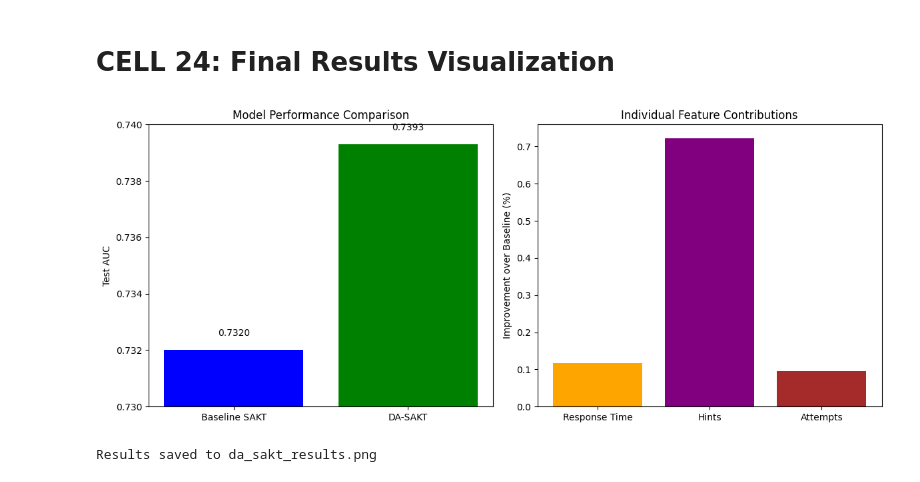
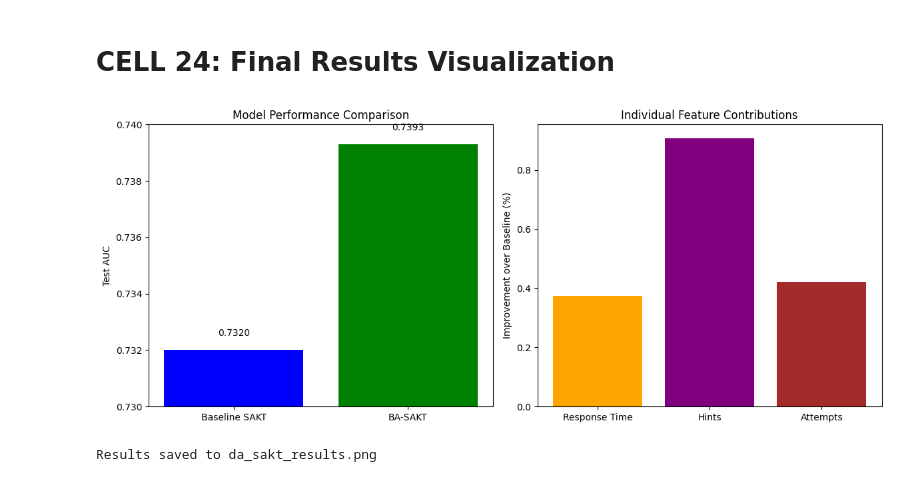
Before and after one commit to AmurdAmzer/MSCS_Thesis_Implementation_Codes, a Jupyter notebook: SAKTPaperImplementation.ipynb, the cells around one changed output. Cells and saved outputs as stored; diff of their text form; code cells hidden in the pictures.

```diff
--- a/SAKTPaperImplementation.ipynb
+++ b/SAKTPaperImplementation.ipynb
@@ -1446,7 +1444,7 @@ overlap_time: 0.0% missing
 # CELL 18: Enhanced Data Preprocessing (3 Features Only)
 
 def create_enhanced_sequences(df_clean, skill_to_idx, num_skills):
-    """Create sequences with 3 difficulty features (no scaffold)"""
+    """Create sequences with 3 Behavioral features (no scaffold)"""
     sequences = []
 
     for user_id, user_data in df_clean.groupby('user_id'):
@@ -1522,21 +1520,21 @@ Enhanced sequences created:
 - Train: 2902 students
 - Test: 726 students
 # %%
-# CELL 19: Difficulty-Aware SAKT Model
+# CELL 19: Behavioral-Aware SAKT Model
 
 import torch
 import torch.nn as nn
 import torch.nn.functional as F
 
-class DifficultyAwareSAKT(nn.Module):
+class BehavioralAwareSAKT(nn.Module):
     def __init__(self, num_skills, embed_dim=100, num_heads=5, dropout=0.2, num_features=3):
         """
-        Enhanced SAKT with difficulty awareness and multi-feature integration
+        Enhanced SAKT with Behavioral awareness and multi-feature integration
 
         Args:
             num_features: Number of additional features (response_time, hints, attempts)
         """
-        super(DifficultyAwareSAKT, self).__init__()
+        super(BehavioralAwareSAKT, self).__init__()
 
         self.num_skills = num_skills
         self.embed_dim = embed_dim
@@ -1557,10 +1555,10 @@ class DifficultyAwareSAKT(nn.Module):
         # Feature embeddings (New)
         self.feature_proj = nn.Linear(num_features, embed_dim // 4)
 
-        # Difficulty-aware projection (New)
-        self.difficulty_proj = nn.Linear(embed_dim + embed_dim // 4, embed_dim)
+        # Behavioral-aware projection (New)
+        self.Behavioral_proj = nn.Linear(embed_dim + embed_dim // 4, embed_dim)
 
-        # Enhanced attention with difficulty awareness
+        # Enhanced attention with Behavioral awareness
         self.attention = nn.MultiheadAttention(
             embed_dim,
             num_heads,
@@ -1588,7 +1586,7 @@ class DifficultyAwareSAKT(nn.Module):
             nn.Linear(embed_dim * 4, embed_dim)
         )
 
-        # Output prediction with difficulty awareness
+        # Output prediction with Behavioral awareness
         self.pred = nn.Linear(embed_dim, 1)
         self.dropout = nn.Dropout(dropout)
 
@@ -1611,9 +1609,9 @@ class DifficultyAwareSAKT(nn.Module):
         # NEW: Project features and combine with embeddings
         feature_embeds = self.feature_proj(features)  # [batch, seq_len, embed_dim//4]
 
-        # Enhance interaction embeddings with features (difficulty-aware)
+        # Enhance interaction embeddings with features (Behavioral-aware)
         enhanced_interactions = torch.cat([interaction_embeds, feature_embeds], dim=-1)
-        enhanced_interactions = self.difficulty_proj(enhanced_interactions)
+        enhanced_interactions = self.Behavioral_proj(enhanced_interactions)
 
         # Add positional embeddings
         enhanced_interactions = enhanced_interactions + self.pos_embed(positions)
@@ -1651,7 +1649,7 @@ class DifficultyAwareSAKT(nn.Module):
         return torch.sigmoid(pred)
 
 # Test the enhanced model
-print("Testing Difficulty-Aware SAKT...")
-model_enhanced = DifficultyAwareSAKT(num_skills=145)
+print("Testing Behavioral-Aware SAKT...")
+model_enhanced = BehavioralAwareSAKT(num_skills=145)
 print(f"Enhanced model parameters: {sum(p.numel() for p in model_enhanced.parameters()):,}")
 # %% [output]
@@ -1809,8 +1807,8 @@ def train_epoch_enhanced(model, train_loader, optimizer, criterion, device):
     return epoch_loss, epoch_auc
 
 # Train enhanced model
-print("Training Difficulty-Aware SAKT...")
-model_enhanced = DifficultyAwareSAKT(
+print("Training Behavioral-Aware SAKT...")
+model_enhanced = BehavioralAwareSAKT(
     num_skills=145,
     embed_dim=100,
     num_heads=5,
@@ -1858,7 +1856,7 @@ baseline_test_loss, baseline_test_auc = validate_epoch(
 print(f"Test AUC: {baseline_test_auc:.4f}")
 
 # Evaluate enhanced model
-print("\nDifficulty-Aware SAKT:")
+print("\nBehavioral-Aware SAKT:")
 # Create a validation function for enhanced model
 def validate_enhanced(model, test_loader, criterion, device):
     model.eval()
@@ -1979,7 +1977,7 @@ for config in ablation_configs:
     # Train model with fewer features
     set_seeds(42)  # Same seed for fair comparison
 
-    model_ablation = DifficultyAwareSAKT(
+    model_ablation = BehavioralAwareSAKT(
         num_skills=num_skills,
         embed_dim=100,
         num_heads=5,
@@ -1989,8 +1987,8 @@ for config in ablation_configs:
 
     optimizer = optim.Adam(model_ablation.parameters(), lr=1e-3, weight_decay=1e-4)
 
-    # Quick training (20 epochs for ablation)
-    for epoch in range(20):
+    # Quick training (30 epochs for ablation)
+    for epoch in range(30):
         train_loss, train_auc = train_epoch_enhanced(
             model_ablation, train_loader_ablation, optimizer, criterion, device
         )
@@ -2132,36 +2291,36 @@ import matplotlib.pyplot as plt
 fig, (ax1, ax2) = plt.subplots(1, 2, figsize=(12, 5))
 
 # Model comparison
-models = ['Baseline SAKT', 'DA-SAKT']
+models = ['Baseline SAKT', 'BA-SAKT']
 aucs = [0.7320, 0.7393]
 ax1.bar(models, aucs, color=['blue', 'green'])
 ax1.set_ylabel('Test AUC')
 ax1.set_title('Model Performance Comparison')
 ax1.set_ylim(0.73, 0.74)
 
 # Add value labels
 for i, v in enumerate(aucs):
     ax1.text(i, v + 0.0005, f'{v:.4f}', ha='center')
 
 # Feature importance (from ablation)
 # Plot feature contributions
 features = ['Response Time', 'Hints', 'Attempts']
 contributions = [
     ablation_results['response_time_only']['improvement'],
     ablation_results['hints_only']['improvement'],
     ablation_results['attempts_only']['improvement']
 ]
 
 ax2.bar(features, contributions, color=['orange', 'purple', 'brown'])
 ax2.set_ylabel('Improvement over Baseline (%)')
 ax2.set_title('Individual Feature Contributions')
 ax2.axhline(y=0, color='black', linestyle='-', linewidth=0.5)
 
 plt.tight_layout()
 plt.savefig('da_sakt_results.png', dpi=300, bbox_inches='tight')
 plt.show()
 
 print("Results saved to da_sakt_results.png")
 # %% [output]
-[figure, old version]
+[figure, new version]
 Results saved to da_sakt_results.png
```
Also changed, not shown: parts of 16 cells of this notebook.
